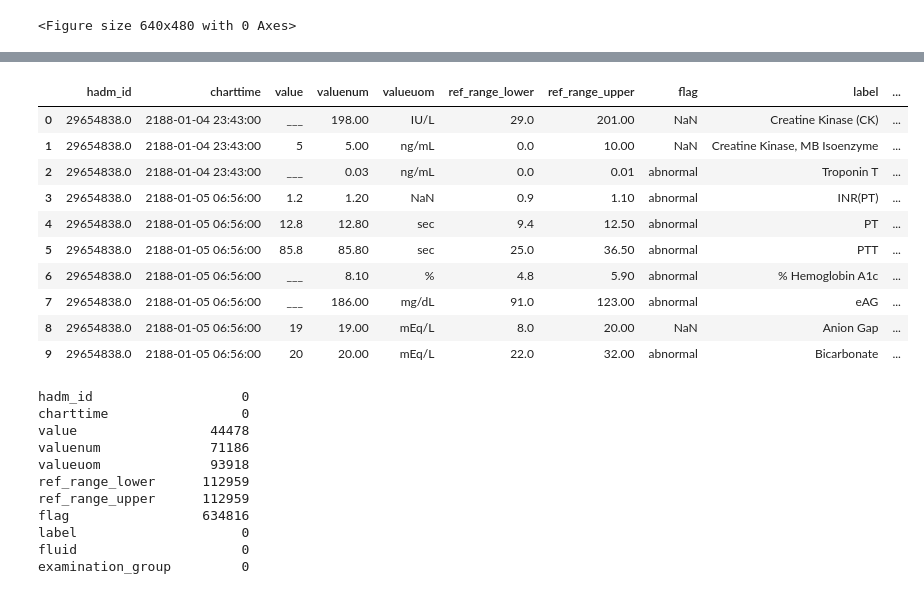
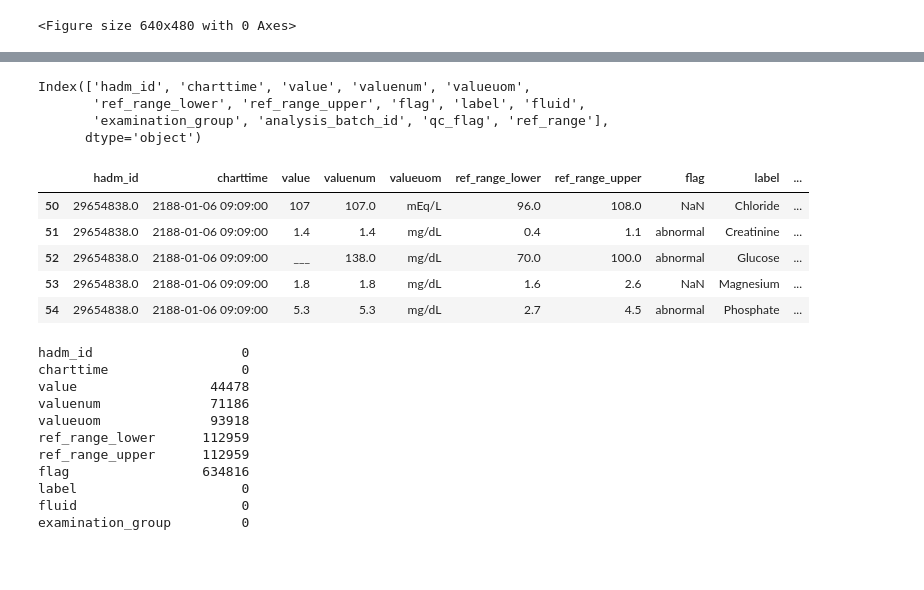
Before and after one commit to alexandermittet/Data_Analytics_for_Health_UniPi, a Jupyter notebook: code/1.1 task.ipynb, the cells around one changed output, grey strips where cells are left out. Saved outputs shown, nothing was run; the diff lists cells and outputs as text; code cells hidden in the pictures; blank space fills up the shorter version.

```diff
--- a/code/1.1 task.ipynb
+++ b/code/1.1 task.ipynb
@@ -288,17 +347,19 @@ plt.savefig(out_dir / 'icd10_diagnoses_groups_counts.png')
+# %%
+df2.columns
+# %% [output]
+Index(['hadm_id', 'charttime', 'value', 'valuenum', 'valueuom',
+       'ref_range_lower', 'ref_range_upper', 'flag', 'label', 'fluid',
+       'examination_group', 'analysis_batch_id', 'qc_flag', 'ref_range'],
+      dtype='object')
 # %%
-df2.head(10)
+df2[50:200].head(5)
 # %% [output]
 |  | hadm_id | charttime | value | valuenum | valueuom | ref_range_lower | ref_range_upper | flag | label | ... |
-| 0 | 29654838.0 | 2188-01-04 23:43:00 | ___ | 198.00 | IU/L | 29.0 | 201.00 | NaN | Creatine Kinase (CK) | ... |
-| 1 | 29654838.0 | 2188-01-04 23:43:00 | 5 | 5.00 | ng/mL | 0.0 | 10.00 | NaN | Creatine Kinase, MB Isoenzyme | ... |
-| 2 | 29654838.0 | 2188-01-04 23:43:00 | ___ | 0.03 | ng/mL | 0.0 | 0.01 | abnormal | Troponin T | ... |
-| 3 | 29654838.0 | 2188-01-05 06:56:00 | 1.2 | 1.20 | NaN | 0.9 | 1.10 | abnormal | INR(PT) | ... |
-| 4 | 29654838.0 | 2188-01-05 06:56:00 | 12.8 | 12.80 | sec | 9.4 | 12.50 | abnormal | PT | ... |
-| 5 | 29654838.0 | 2188-01-05 06:56:00 | 85.8 | 85.80 | sec | 25.0 | 36.50 | abnormal | PTT | ... |
-| 6 | 29654838.0 | 2188-01-05 06:56:00 | ___ | 8.10 | % | 4.8 | 5.90 | abnormal | % Hemoglobin A1c | ... |
-| 7 | 29654838.0 | 2188-01-05 06:56:00 | ___ | 186.00 | mg/dL | 91.0 | 123.00 | abnormal | eAG | ... |
-| 8 | 29654838.0 | 2188-01-05 06:56:00 | 19 | 19.00 | mEq/L | 8.0 | 20.00 | NaN | Anion Gap | ... |
-| 9 | 29654838.0 | 2188-01-05 06:56:00 | 20 | 20.00 | mEq/L | 22.0 | 32.00 | abnormal | Bicarbonate | ... |
+| 50 | 29654838.0 | 2188-01-06 09:09:00 | 107 | 107.0 | mEq/L | 96.0 | 108.0 | NaN | Chloride | ... |
+| 51 | 29654838.0 | 2188-01-06 09:09:00 | 1.4 | 1.4 | mg/dL | 0.4 | 1.1 | abnormal | Creatinine | ... |
+| 52 | 29654838.0 | 2188-01-06 09:09:00 | ___ | 138.0 | mg/dL | 70.0 | 100.0 | abnormal | Glucose | ... |
+| 53 | 29654838.0 | 2188-01-06 09:09:00 | 1.8 | 1.8 | mg/dL | 1.6 | 2.6 | NaN | Magnesium | ... |
+| 54 | 29654838.0 | 2188-01-06 09:09:00 | 5.3 | 5.3 | mg/dL | 2.7 | 4.5 | abnormal | Phosphate | ... |
 # %%
 # count NaN values per column
 df2.isna().sum()
```
Also changed, not shown: parts of 22 cells of this notebook.
